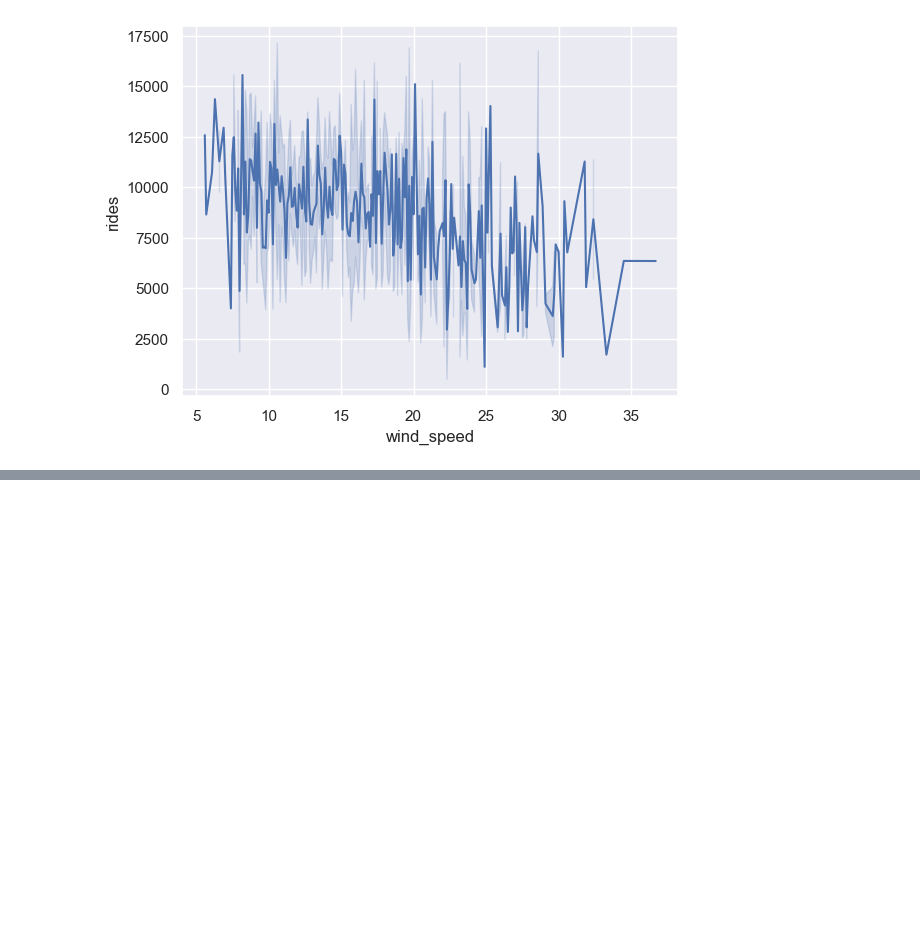
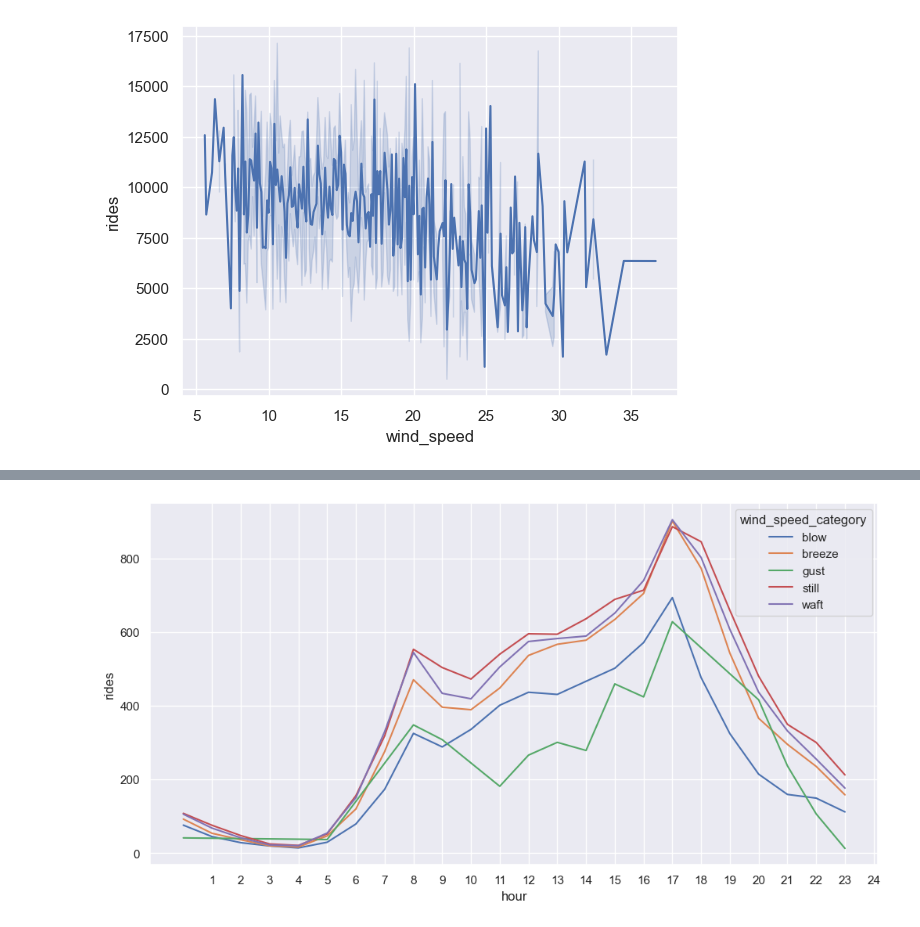
Before and after one commit to Paul-Sabin/Capital-Bikeshare, a Jupyter notebook: Bikeshare EDA.ipynb, the cells around one changed output, grey strips where cells are left out. Saved outputs shown, nothing was run; the diff lists cells and outputs as text; code cells hidden in the pictures; blank space fills up the shorter version.

```diff
--- a/Bikeshare EDA.ipynb
+++ b/Bikeshare EDA.ipynb
@@ -691,0 +692,4 @@ plt.show()
+# %%
+# Group by 'hour' and 'wind_speed_category' and calculate the mean for 'rides'
+mean_rides_df = hour_weather.groupby(['hour', 'wind_speed_category'])['rides'].mean().reset_index()
+display(mean_rides_df.head(20))
@@ -691,0 +714,14 @@ plt.show()
+# %%
+# Set the figure size
+plt.figure(figsize=(12, 6))
+
+# Create the line plot
+sns.lineplot(x='hour', y='rides', hue='wind_speed_category', data=mean_rides_df)
+
+# Set x-axis ticks to display all hours
+plt.xticks(range(1, 25))
+
+# Show the plot
+plt.show()
+# %% [output]
+[figure, added]
```
Also changed, not shown: parts of 4 cells of this notebook, 1 other file.
